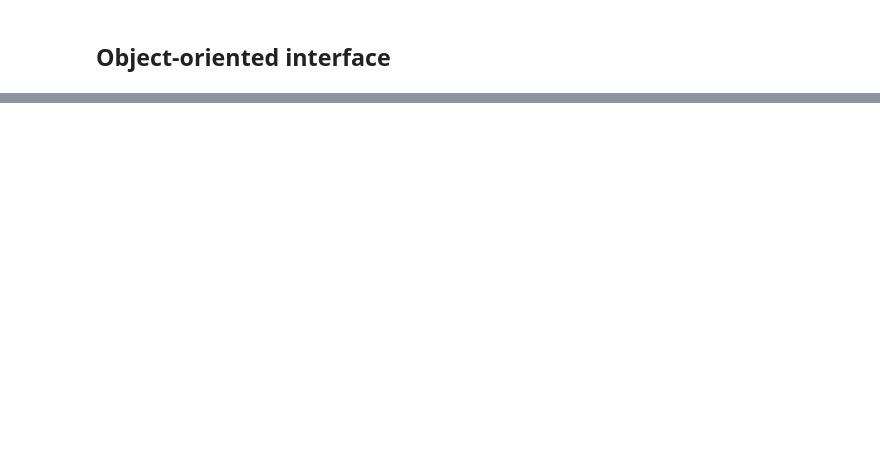
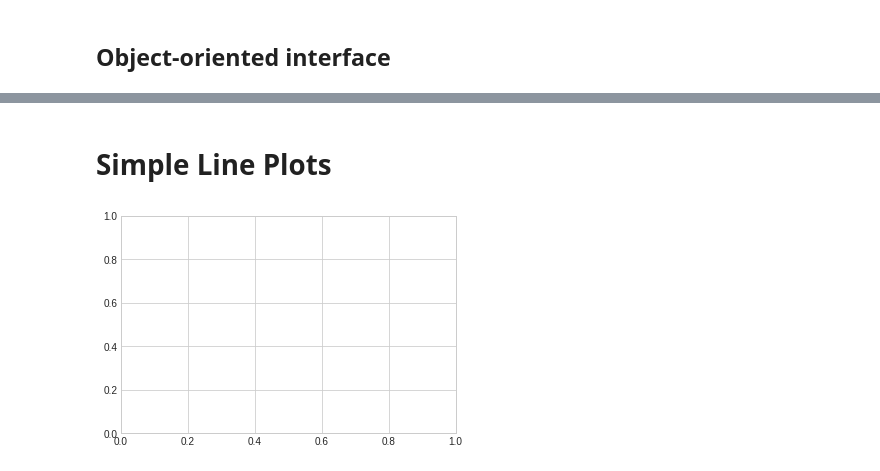
Before and after one commit to LuanDaSilva/PythonDS, a Jupyter notebook: Matplotlib Tutorial.ipynb, the cells around one changed output, grey strips where cells are left out. Drawn from its saved outputs; the diff is of its cells as text; code cells hidden in the pictures; blank space fills up the shorter version.

```diff
--- a/Matplotlib Tutorial.ipynb
+++ b/Matplotlib Tutorial.ipynb
@@ -77,0 +79,11 @@ ax[1].plot(x, np.cos(x));
+# %% [markdown]
+# Simple Line Plots
+# %%
+plt.style.use('seaborn-whitegrid')
+# %%
+# All plots begin with a figure and an axes.
+
+fig = plt.figure()
+ax = plt.axes()
+# %% [output]
+[figure, added]
```
Also changed, not shown: parts of 61 cells of this notebook.
